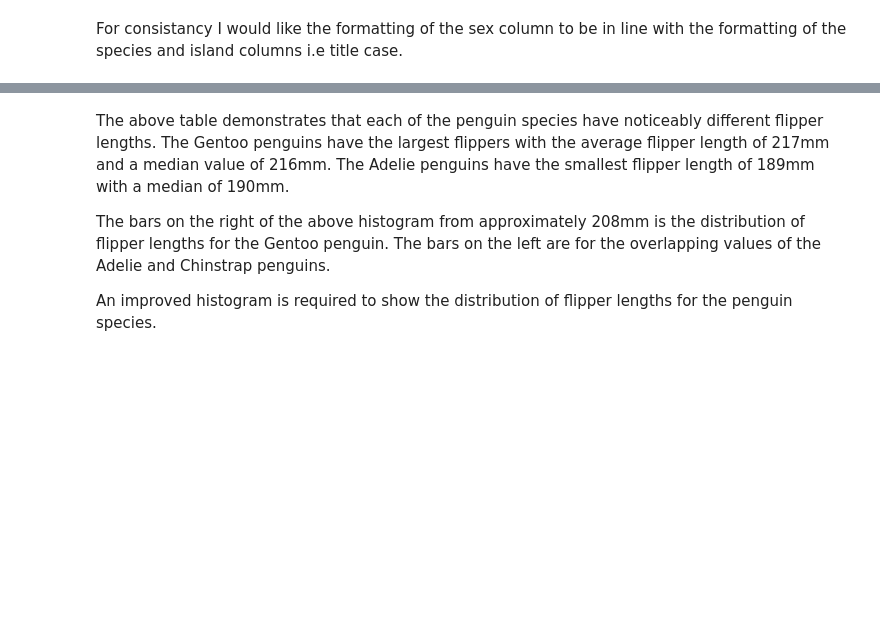
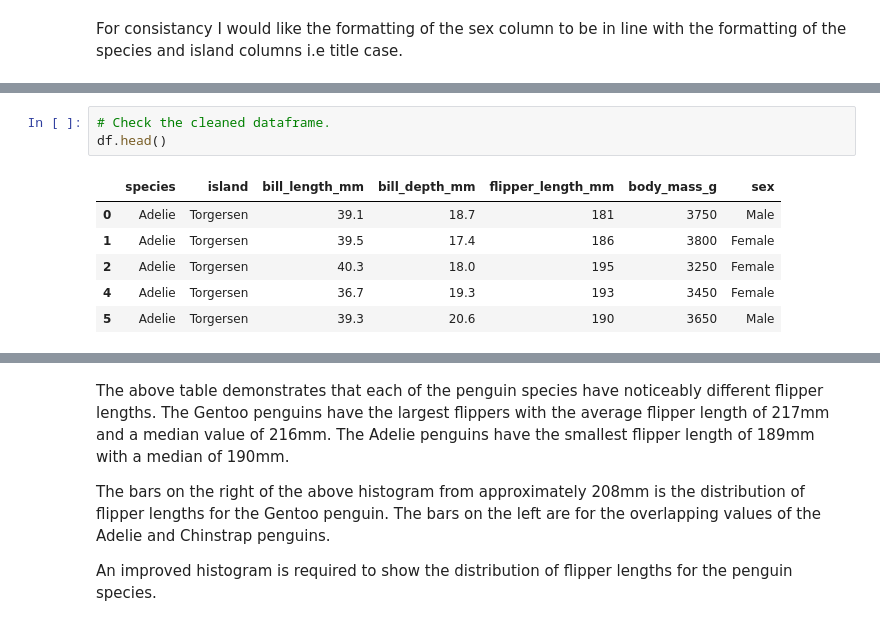
Before and after one commit to IreneKilgannon/DataAnalytics, a Jupyter notebook: penguins.ipynb, the cells around one changed output, grey strips where cells are left out. Drawn from its saved outputs; the diff is of its cells as text; blank space fills up the shorter version.

```diff
--- a/penguins.ipynb
+++ b/penguins.ipynb
@@ -268,3 +288,13 @@ dtype: object
+# %%
+# Check the cleaned dataframe.
+df.head()
+# %% [output]
+|  | species | island | bill_length_mm | bill_depth_mm | flipper_length_mm | body_mass_g | sex |
+| 0 | Adelie | Torgersen | 39.1 | 18.7 | 181 | 3750 | Male |
+| 1 | Adelie | Torgersen | 39.5 | 17.4 | 186 | 3800 | Female |
+| 2 | Adelie | Torgersen | 40.3 | 18.0 | 195 | 3250 | Female |
+| 4 | Adelie | Torgersen | 36.7 | 19.3 | 193 | 3450 | Female |
+| 5 | Adelie | Torgersen | 39.3 | 20.6 | 190 | 3650 | Male |
 # %%
 # Describe the data set. Summary statistics about the data file.
 df.describe()
```
Also changed, not shown: parts of 83 cells of this notebook.
